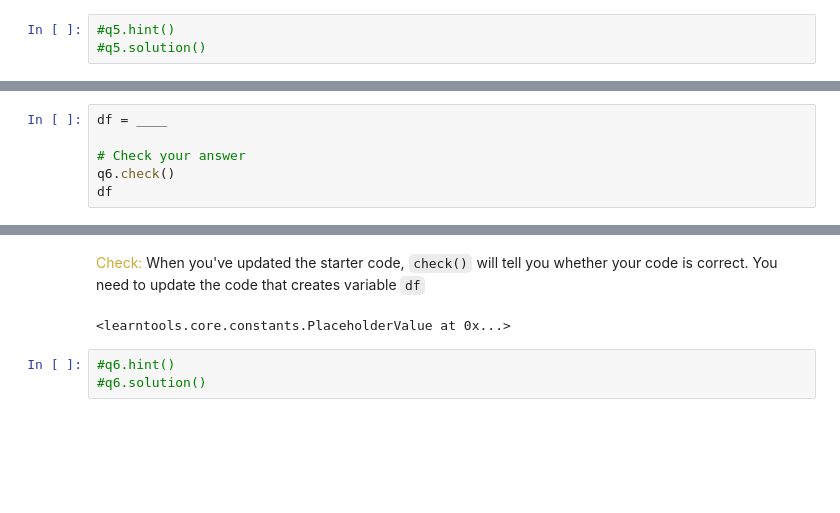
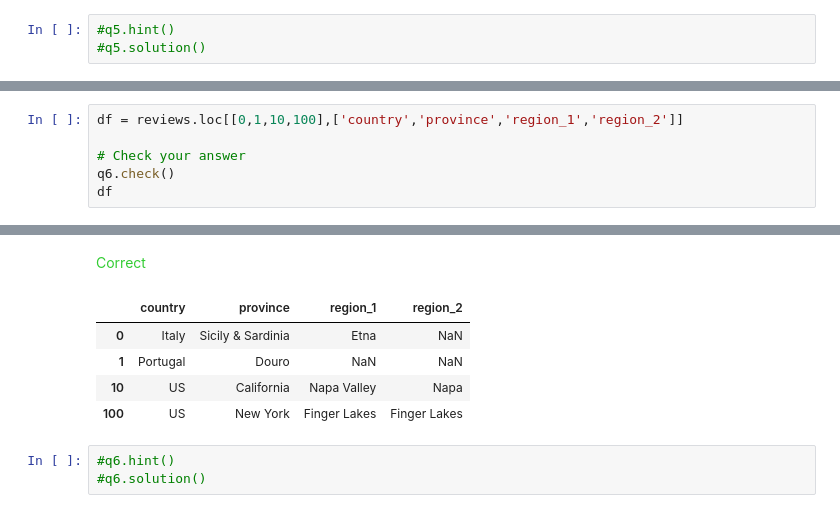
Before and after one commit to uditmahato/kaggle, a Jupyter notebook: exercise-indexing-selecting-assigning.ipynb, the cells around one changed output, grey strips where cells are left out. Cells and saved outputs as stored; diff of their text form; blank space fills up the shorter version.

```diff
--- a/exercise-indexing-selecting-assigning.ipynb
+++ b/exercise-indexing-selecting-assigning.ipynb
@@ -158,15 +158,19 @@ Create a variable `df` containing the `country`, `province`, `region_1`, and `re
 
 ![](https://i.imgur.com/FUCGiKP.png)
 # %%
-df = ____
+df = reviews.loc[[0,1,10,100],['country','province','region_1','region_2']]
 
 # Check your answer
 q6.check()
 df
 # %% [output]
 [interactive output not drawn]
-<span style="color:#ccaa33">Check:</span> When you've updated the starter code, `check()` will tell you whether your code is correct. You need to update the code that creates variable `df`
+<span style="color:#33cc33">Correct</span>
-<learntools.core.constants.PlaceholderValue at 0x...>
+|  | country | province | region_1 | region_2 |
+| 0 | Italy | Sicily & Sardinia | Etna | NaN |
+| 1 | Portugal | Douro | NaN | NaN |
+| 10 | US | California | Napa Valley | Napa |
+| 100 | US | New York | Finger Lakes | Finger Lakes |
 # %%
 #q6.hint()
 #q6.solution()
```
